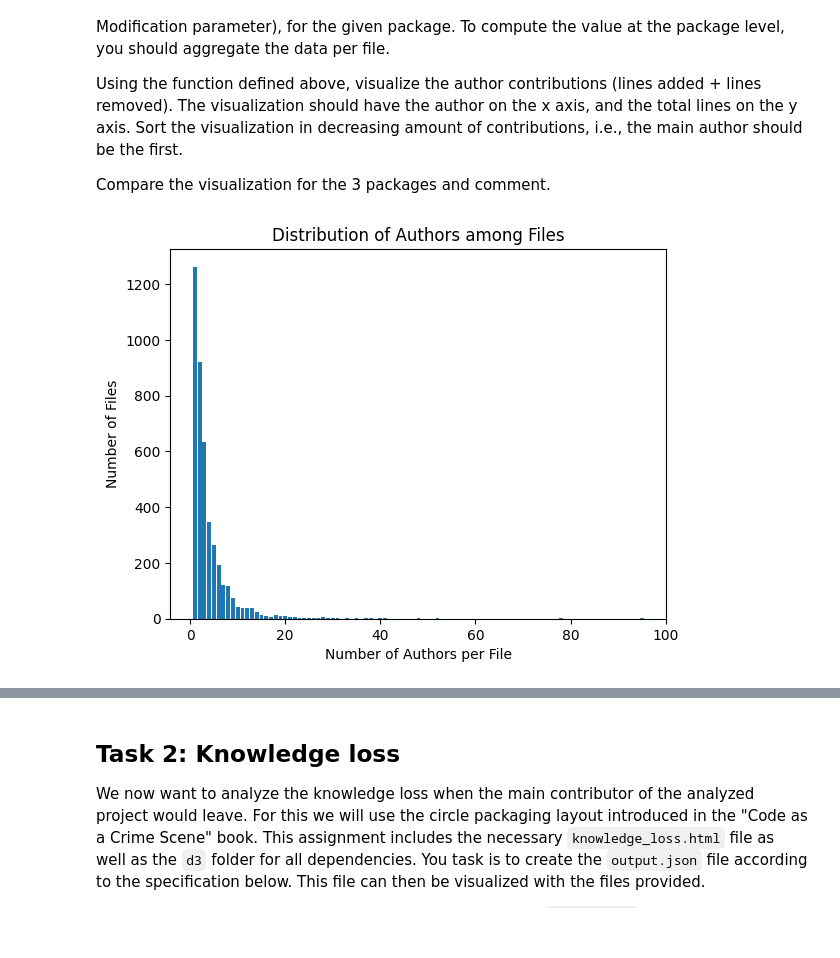
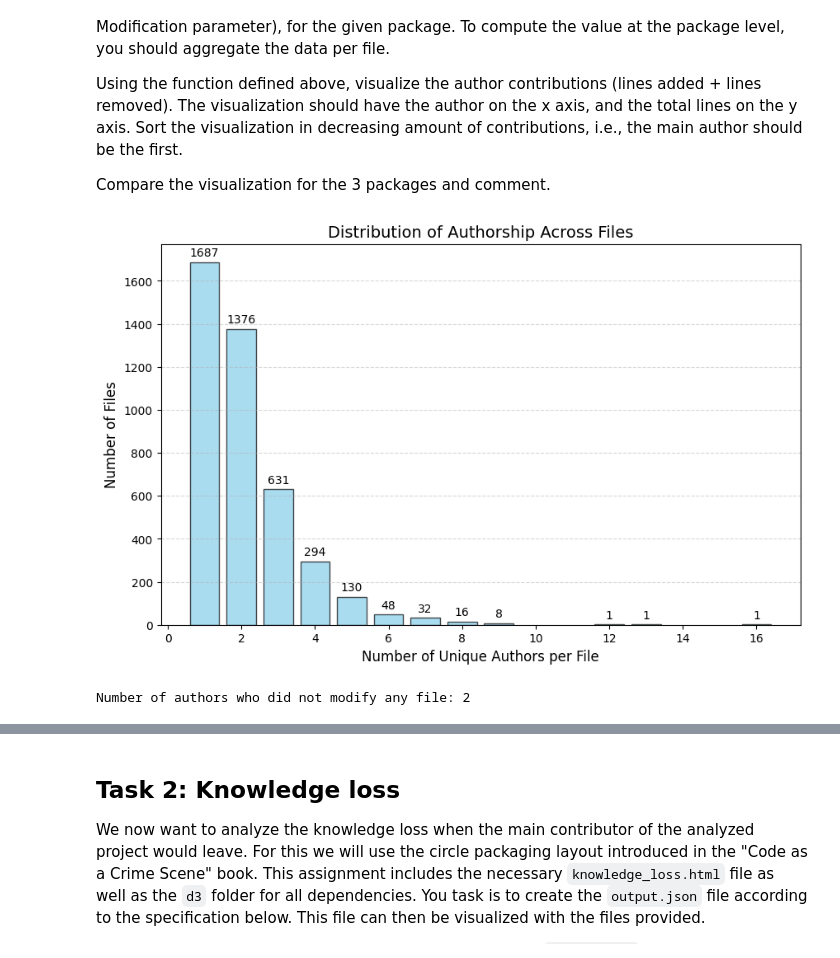
Before and after one commit to Cindylliu/FSS_Assignment_1, a Jupyter notebook: ass2/FSS-SEII-Assignment-2025.ipynb, the cells around one changed output, grey strips where cells are left out. Cells and saved outputs as stored; diff of their text form; code cells hidden in the pictures.

Commit message:
feat: enhance graphics from the 1st task

```diff
--- a/ass2/FSS-SEII-Assignment-2025.ipynb
+++ b/ass2/FSS-SEII-Assignment-2025.ipynb
@@ -81,16 +81,45 @@ for commit in repo.traverse_commits():
             file_authors[filename].append(author)
 # %%
 import matplotlib.pyplot as plt
+from collections import Counter
 
-# visualize the distribution of authors among files: the visualization should have on the x axis the number of authors per file (from 1 to max), and on the y axis the number of files with the given number of authors (so for example the first bar represent the number of files with single author)
-x = sorted([len(authors) for authors in file_authors.values()])
-# Number of files with k authors
-y = [len([authors for authors in file_authors.values() if len(authors) == k]) for k in x]
-plt.bar(x, y)
-plt.xlabel('Number of Authors per File')
-plt.ylabel('Number of Files')
-plt.title('Distribution of Authors among Files')
+# we use set to ensure we count unique authors, not total commits
+author_commits = [len(set(authors)) for authors in file_authors.values()]
+# this counts how many files have exactly 1 author, 2 authors, etc.
+author_count = Counter(author_commits)
+# sort the dictionary decreasingly
+x = sorted(author_count.keys())
+y = [author_count[k] for k in x]
+
+# plot
+fig, ax = plt.subplots(figsize=(10, 6))
+
+bars = ax.bar(x, y, color='skyblue', edgecolor='black', alpha=0.7)
+
+# styiling
+plt.xlabel('Number of Unique Authors per File', fontsize=12)
+plt.ylabel('Number of Files', fontsize=12)
+plt.title('Distribution of Authorship Across Files', fontsize=14)
+plt.grid(axis='y', linestyle='--', alpha=0.5)
+
+# display values on top of bars
+for bar in bars:
+    height = bar.get_height()
+    ax.annotate(f'{height}',
+                xy=(bar.get_x() + bar.get_width() / 2, height),
+                xytext=(0, 3),  # 3 points vertical offset
+                textcoords="offset points",
+                ha='center', va='bottom')
+
 plt.show()
 # %% [output]
-[figure, old version]
+[figure, new version]
+# %%
+file_counts = list(author_modified_files.values())
+file_counts_zero = [count for count in file_counts if count == 0]
+
+# There are two authors who did not modify any file
+print(f"Number of authors who did not modify any file: {len(file_counts_zero)}")
+# %% [output]
+Number of authors who did not modify any file: 2
 # %%
```
Also changed, not shown: parts of 2 cells of this notebook.
